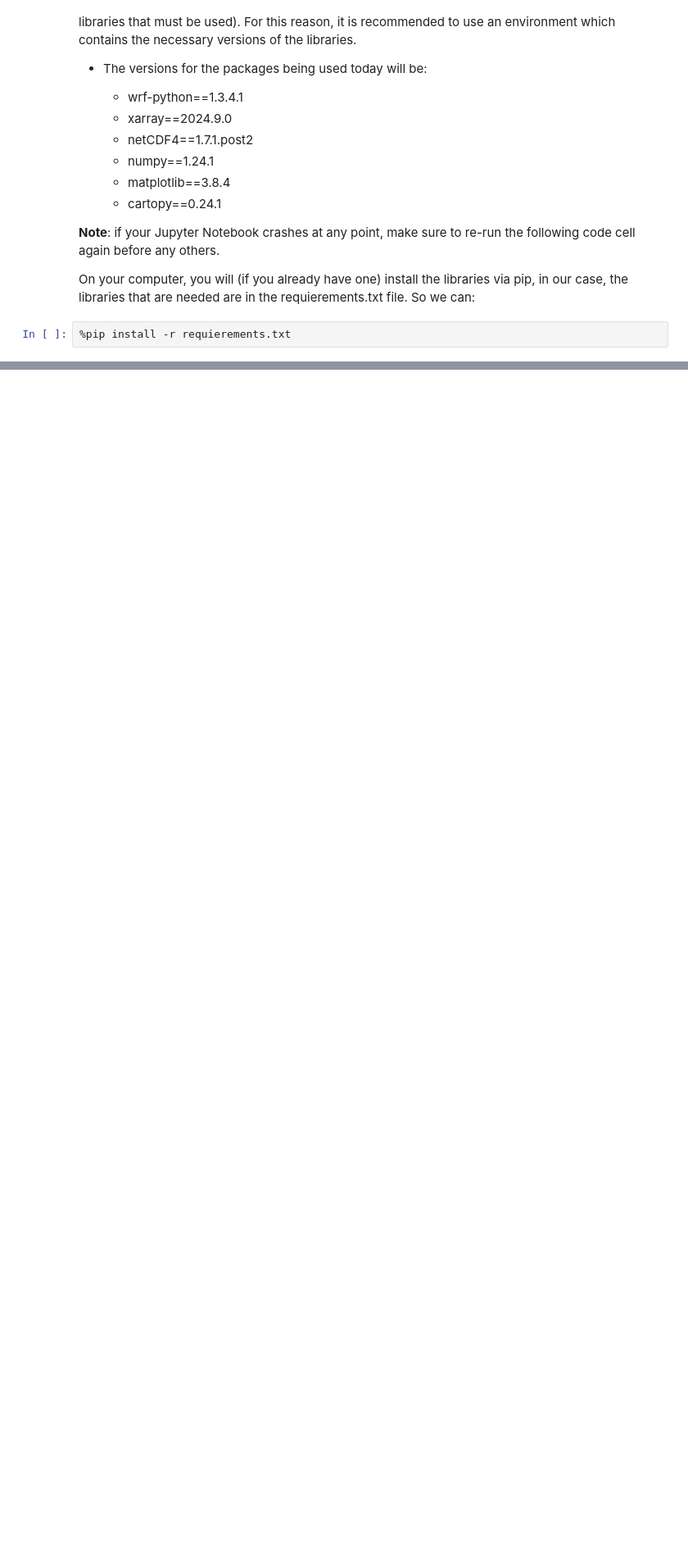
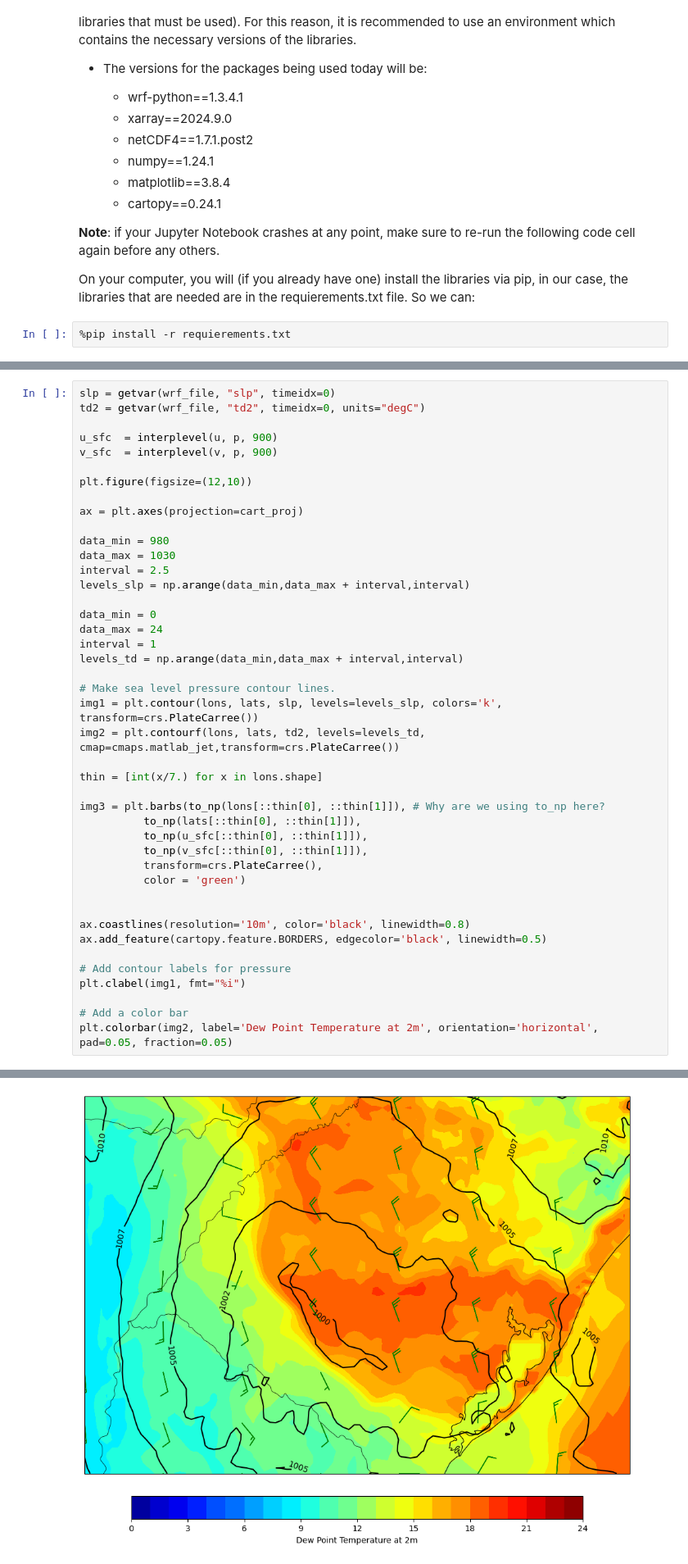
Before and after one commit to douglima8/WRF-Python, a Jupyter notebook: WRF-Python_tutorial.ipynb, the cells around one changed output, grey strips where cells are left out. Shown at 82% size. Saved outputs shown, nothing was run; the diff lists cells and outputs as text; blank space fills up the shorter version.

```diff
--- a/WRF-Python_tutorial.ipynb
+++ b/WRF-Python_tutorial.ipynb
@@ -57,0 +344,44 @@ On your computer, you will (if you already have one) install the libraries via p
+# %%
+slp = getvar(wrf_file, "slp", timeidx=0)
+td2 = getvar(wrf_file, "td2", timeidx=0, units="degC")
+
+u_sfc  = interplevel(u, p, 900)
+v_sfc  = interplevel(v, p, 900)
+
+plt.figure(figsize=(12,10))
+
+ax = plt.axes(projection=cart_proj)
+
+data_min = 980
+data_max = 1030
+interval = 2.5
+levels_slp = np.arange(data_min,data_max + interval,interval)
+
+data_min = 0
+data_max = 24
+interval = 1
+levels_td = np.arange(data_min,data_max + interval,interval)
+
+# Make sea level pressure contour lines.
+img1 = plt.contour(lons, lats, slp, levels=levels_slp, colors='k', transform=crs.PlateCarree())
+img2 = plt.contourf(lons, lats, td2, levels=levels_td, cmap=cmaps.matlab_jet,transform=crs.PlateCarree())
+
+thin = [int(x/7.) for x in lons.shape]
+
+img3 = plt.barbs(to_np(lons[::thin[0], ::thin[1]]), # Why are we using to_np here?
+          to_np(lats[::thin[0], ::thin[1]]),
+          to_np(u_sfc[::thin[0], ::thin[1]]),
+          to_np(v_sfc[::thin[0], ::thin[1]]),
+          transform=crs.PlateCarree(),
+          color = 'green')
+
+
+ax.coastlines(resolution='10m', color='black', linewidth=0.8)
+ax.add_feature(cartopy.feature.BORDERS, edgecolor='black', linewidth=0.5)
+
+# Add contour labels for pressure
+plt.clabel(img1, fmt="%i")
+
+# Add a color bar
+plt.colorbar(img2, label='Dew Point Temperature at 2m', orientation='horizontal', pad=0.05, fraction=0.05)
+# %% [output]
@@ -57,0 +389 @@ On your computer, you will (if you already have one) install the libraries via p
+[figure, added]
```
Also changed, not shown: parts of 23 cells of this notebook, 6 other files.
